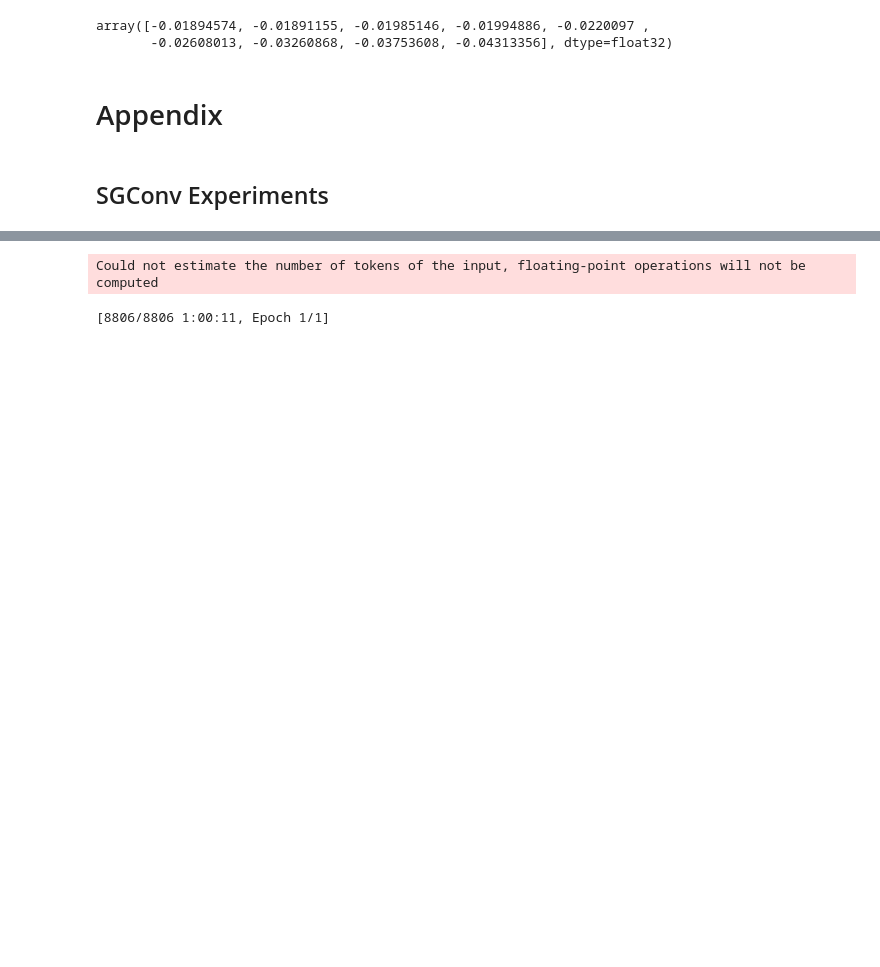
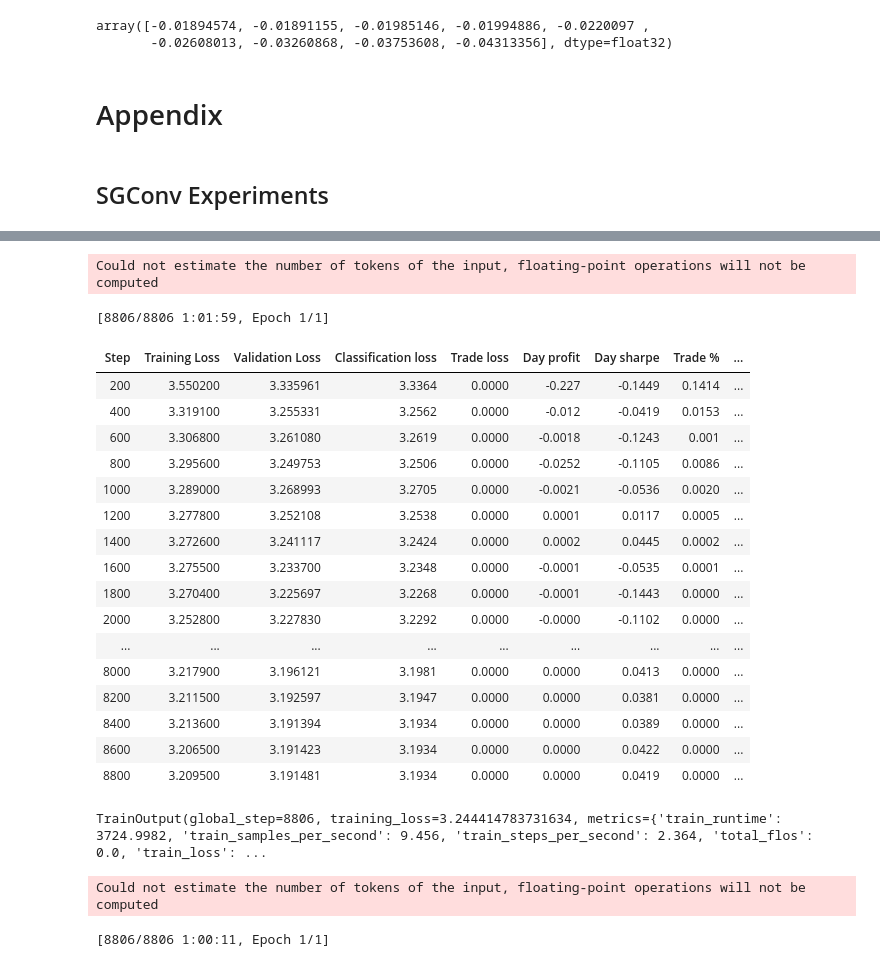
Before and after one commit to mtanghu/Transformer-Trader, a Jupyter notebook: Transformer_Modeling.ipynb, the cells around one changed output, grey strips where cells are left out. Saved outputs shown, nothing was run; the diff lists cells and outputs as text; code cells hidden in the pictures; blank space fills up the shorter version.

```diff
--- a/Transformer_Modeling.ipynb
+++ b/Transformer_Modeling.ipynb
@@ -383,3 +416,34 @@ array([-0.01894574, -0.01891155, -0.01985146, -0.01994886, -0.0220097 ,
+# %%
+# oanda data ONLY MAJORS past 2009, overnight labels ignored, only day prices
+# SGCONV transformer architecture (fixed linear)! lr of 1e-3, batch size 5,
+# hidden size 320, 1 head, NO dropout, weight decay, no linear biases, final layernorm
+# conv embedding with kernel size 10, sigmoid softmax dot linspace (21 levels)
+# no layernorm params (like PALM), adam beta .98, leverage to 200 and use volume
+
+# log returns/growth maximization!! max loss set at .9 (.02 = 1 point commission)
+# normal softmax classification loss and trade loss
+trainer.train()
+# %% [output]
+Could not estimate the number of tokens of the input, floating-point operations will not be computed
+[8806/8806 1:01:59, Epoch 1/1]
+| Step | Training Loss | Validation Loss | Classification loss | Trade loss | Day profit | Day sharpe | Trade % | ... |
+| 200 | 3.550200 | 3.335961 | 3.3364 | 0.0000 | -0.227 | -0.1449 | 0.1414 | ... |
+| 400 | 3.319100 | 3.255331 | 3.2562 | 0.0000 | -0.012 | -0.0419 | 0.0153 | ... |
+| 600 | 3.306800 | 3.261080 | 3.2619 | 0.0000 | -0.0018 | -0.1243 | 0.001 | ... |
+| 800 | 3.295600 | 3.249753 | 3.2506 | 0.0000 | -0.0252 | -0.1105 | 0.0086 | ... |
+| 1000 | 3.289000 | 3.268993 | 3.2705 | 0.0000 | -0.0021 | -0.0536 | 0.0020 | ... |
+| 1200 | 3.277800 | 3.252108 | 3.2538 | 0.0000 | 0.0001 | 0.0117 | 0.0005 | ... |
+| 1400 | 3.272600 | 3.241117 | 3.2424 | 0.0000 | 0.0002 | 0.0445 | 0.0002 | ... |
+| 1600 | 3.275500 | 3.233700 | 3.2348 | 0.0000 | -0.0001 | -0.0535 | 0.0001 | ... |
+| 1800 | 3.270400 | 3.225697 | 3.2268 | 0.0000 | -0.0001 | -0.1443 | 0.0000 | ... |
+| 2000 | 3.252800 | 3.227830 | 3.2292 | 0.0000 | -0.0000 | -0.1102 | 0.0000 | ... |
+| ... | ... | ... | ... | ... | ... | ... | ... | ... |
+| 8000 | 3.217900 | 3.196121 | 3.1981 | 0.0000 | 0.0000 | 0.0413 | 0.0000 | ... |
+| 8200 | 3.211500 | 3.192597 | 3.1947 | 0.0000 | 0.0000 | 0.0381 | 0.0000 | ... |
+| 8400 | 3.213600 | 3.191394 | 3.1934 | 0.0000 | 0.0000 | 0.0389 | 0.0000 | ... |
+| 8600 | 3.206500 | 3.191423 | 3.1934 | 0.0000 | 0.0000 | 0.0422 | 0.0000 | ... |
+| 8800 | 3.209500 | 3.191481 | 3.1934 | 0.0000 | 0.0000 | 0.0419 | 0.0000 | ... |
+TrainOutput(global_step=8806, training_loss=3.244414783731634, metrics={'train_runtime': 3724.9982, 'train_samples_per_second': 9.456, 'train_steps_per_second': 2.364, 'total_flos': 0.0, 'train_loss': ...
 # %%
 # oanda data ONLY MAJORS past 2009, overnight labels ignored, only day prices
 # SGCONV transformer architecture (fixed linear)! lr of 1e-3, batch size 5,
```
Also changed, not shown: parts of 5 cells of this notebook, 1 other file.
